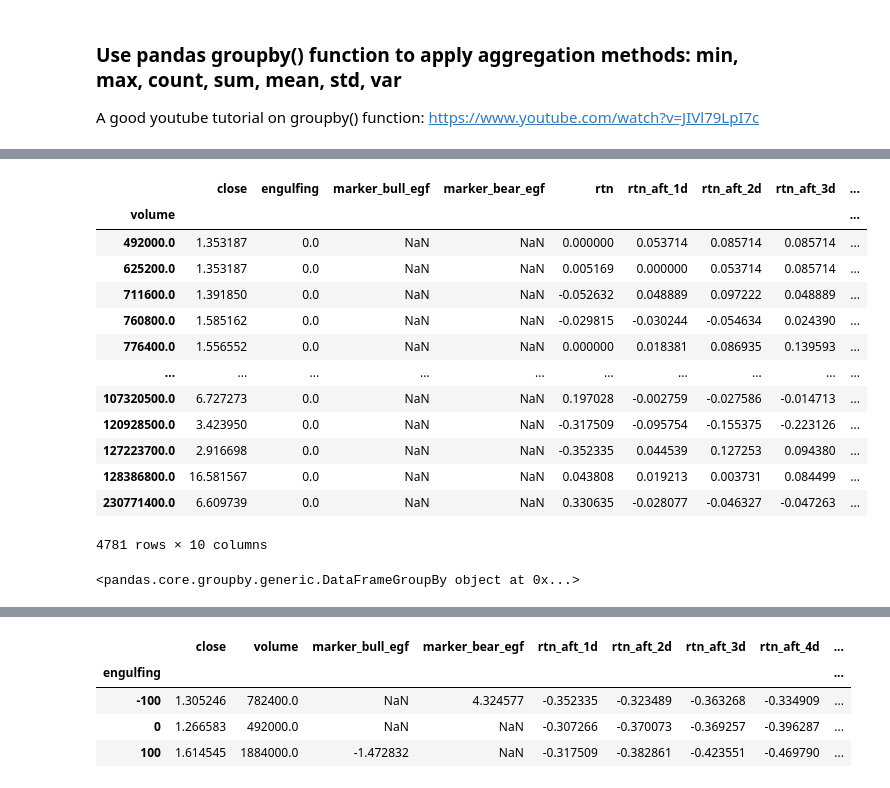
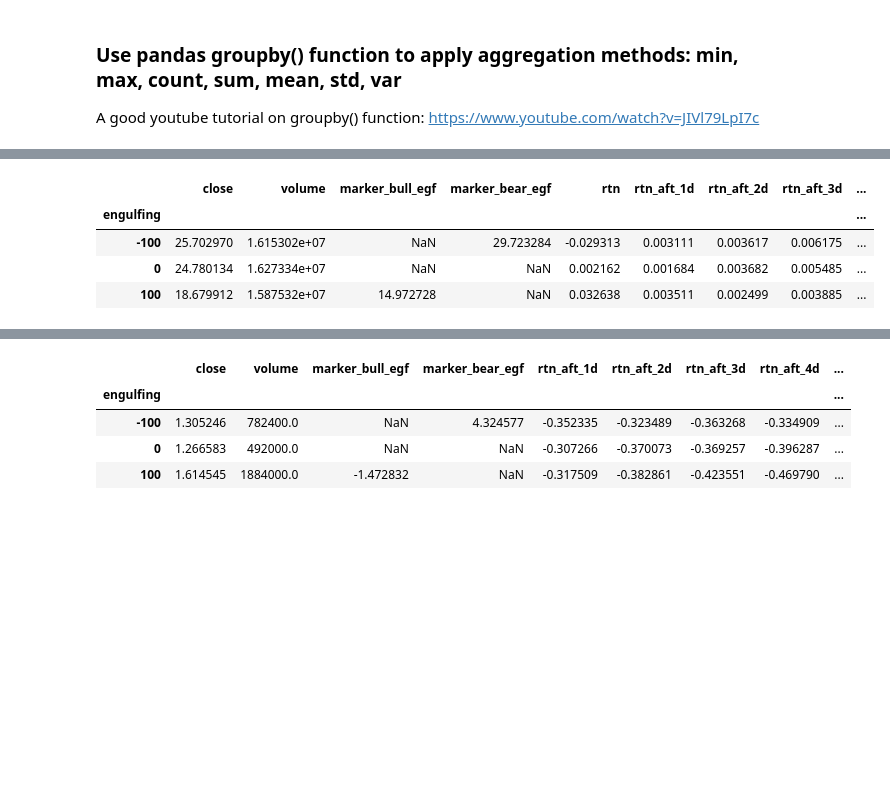
Before and after one commit to CodingIsEnjoyable/CandlestickStudy, a Jupyter notebook: CandlestickStudy.ipynb, the cells around one changed output, grey strips where cells are left out. Saved outputs shown, nothing was run; the diff lists cells and outputs as text; code cells hidden in the pictures; blank space fills up the shorter version.

```diff
--- a/CandlestickStudy.ipynb
+++ b/CandlestickStudy.ipynb
@@ -401,21 +272,8 @@ egf
 # %%
-egf.groupby('volume').mean()
+egf.groupby('engulfing').mean()
 # %% [output]
-|  | close | engulfing | marker_bull_egf | marker_bear_egf | rtn | rtn_aft_1d | rtn_aft_2d | rtn_aft_3d | ... |
-| volume |  |  |  |  |  |  |  |  | ... |
-| 492000.0 | 1.353187 | 0.0 | NaN | NaN | 0.000000 | 0.053714 | 0.085714 | 0.085714 | ... |
-| 625200.0 | 1.353187 | 0.0 | NaN | NaN | 0.005169 | 0.000000 | 0.053714 | 0.085714 | ... |
-| 711600.0 | 1.391850 | 0.0 | NaN | NaN | -0.052632 | 0.048889 | 0.097222 | 0.048889 | ... |
-| 760800.0 | 1.585162 | 0.0 | NaN | NaN | -0.029815 | -0.030244 | -0.054634 | 0.024390 | ... |
-| 776400.0 | 1.556552 | 0.0 | NaN | NaN | 0.000000 | 0.018381 | 0.086935 | 0.139593 | ... |
-| ... | ... | ... | ... | ... | ... | ... | ... | ... | ... |
-| 107320500.0 | 6.727273 | 0.0 | NaN | NaN | 0.197028 | -0.002759 | -0.027586 | -0.014713 | ... |
-| 120928500.0 | 3.423950 | 0.0 | NaN | NaN | -0.317509 | -0.095754 | -0.155375 | -0.223126 | ... |
-| 127223700.0 | 2.916698 | 0.0 | NaN | NaN | -0.352335 | 0.044539 | 0.127253 | 0.094380 | ... |
-| 128386800.0 | 16.581567 | 0.0 | NaN | NaN | 0.043808 | 0.019213 | 0.003731 | 0.084499 | ... |
-| 230771400.0 | 6.609739 | 0.0 | NaN | NaN | 0.330635 | -0.028077 | -0.046327 | -0.047263 | ... |
+|  | close | volume | marker_bull_egf | marker_bear_egf | rtn | rtn_aft_1d | rtn_aft_2d | rtn_aft_3d | ... |
+| engulfing |  |  |  |  |  |  |  |  | ... |
+| -100 | 25.702970 | 1.615302e+07 | NaN | 29.723284 | -0.029313 | 0.003111 | 0.003617 | 0.006175 | ... |
+| 0 | 24.780134 | 1.627334e+07 | NaN | NaN | 0.002162 | 0.001684 | 0.003682 | 0.005485 | ... |
+| 100 | 18.679912 | 1.587532e+07 | 14.972728 | NaN | 0.032638 | 0.003511 | 0.002499 | 0.003885 | ... |
-4781 rows × 10 columns
-# %%
-egf.groupby('engulfing')
-# %% [output]
-<pandas.core.groupby.generic.DataFrameGroupBy object at 0x...>
```
Also changed, not shown: parts of 24 cells of this notebook.
